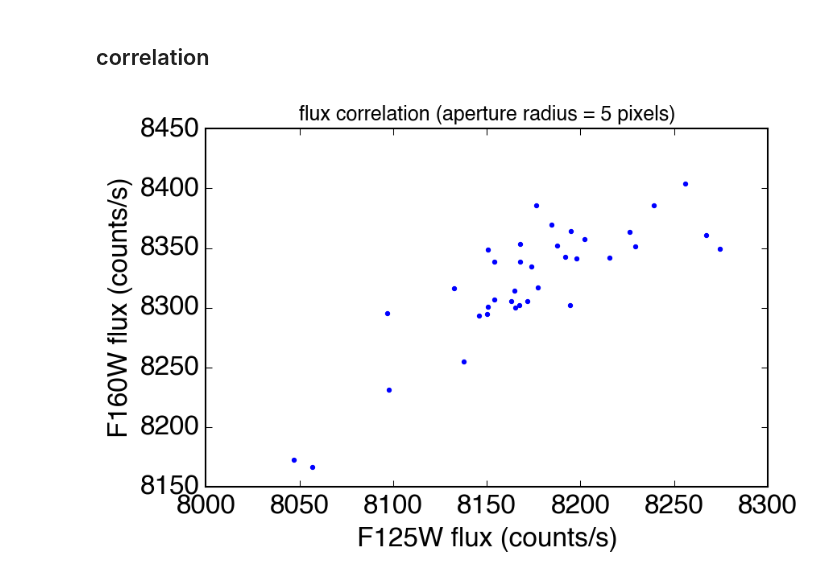
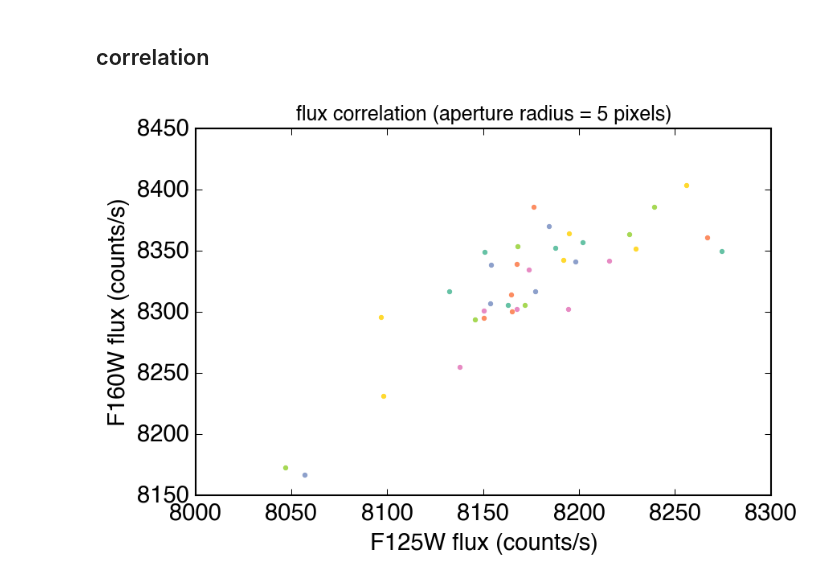
Before and after one commit to YifZhou/Exoplanet-Patchy-Clouds, a Jupyter notebook: ABPIC_Data_Analysis/Correlation and CMD.ipynb, the cells around one changed output. Drawn from its saved outputs; the diff is of its cells as text; code cells hidden in the pictures.

```diff
--- a/ABPIC_Data_Analysis/Correlation and CMD.ipynb
+++ b/ABPIC_Data_Analysis/Correlation and CMD.ipynb
@@ -11,12 +11,19 @@ f160DF = pd.read_csv('f160info.csv')
 # %%
 fig = plt.figure()
 ax = fig.add_subplot(111)
+flux125corr = []
+flux160corr = []
 for orbit_i in range(7, 13):
-    ax.plot(f125DF[f125DF['orbit'] == orbit_i]['flux'][0:6], f160DF[f160DF['orbit'] == orbit_i]['flux'], 'b.')
+    flux125corr.append(f125DF[f125DF['orbit'] == orbit_i]['flux'][0:6])
+    flux160corr.append(f160DF[f160DF['orbit'] == orbit_i]['flux'])
+
+flux125corr = np.array(flux125corr)
+flux160corr = np.array(flux160corr)
+ax.plot(flux125corr, flux160corr, '.')
 ax.set_xlabel('F125W flux (counts/s)')
 ax.set_ylabel('F160W flux (counts/s)')
 ax.set_title('flux correlation (aperture radius = 5 pixels)')
 fig.tight_layout()
 fig.savefig('Flux_correlation_Nov17.pdf')
 # %% [output]
-[figure, old version]
+[figure, new version]
```
Also changed, not shown: parts of 2 cells of this notebook, 22 other files.
